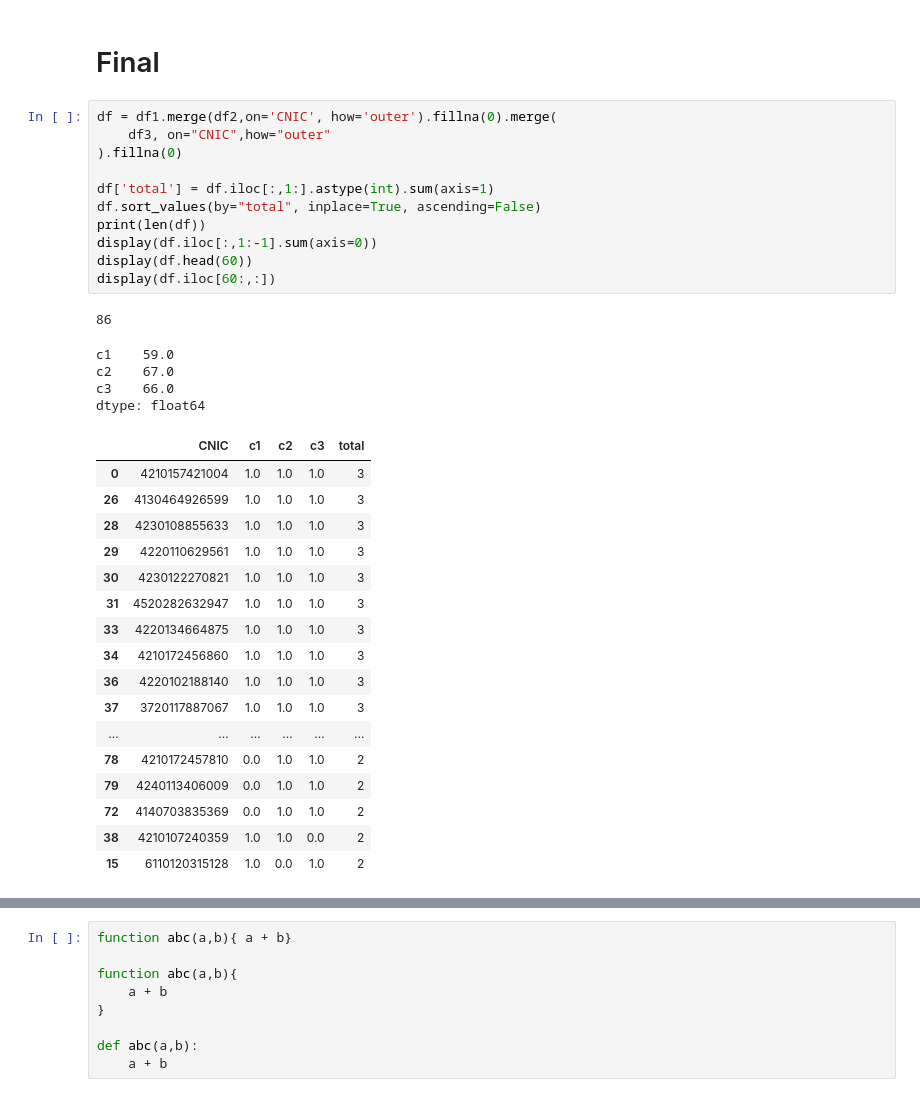
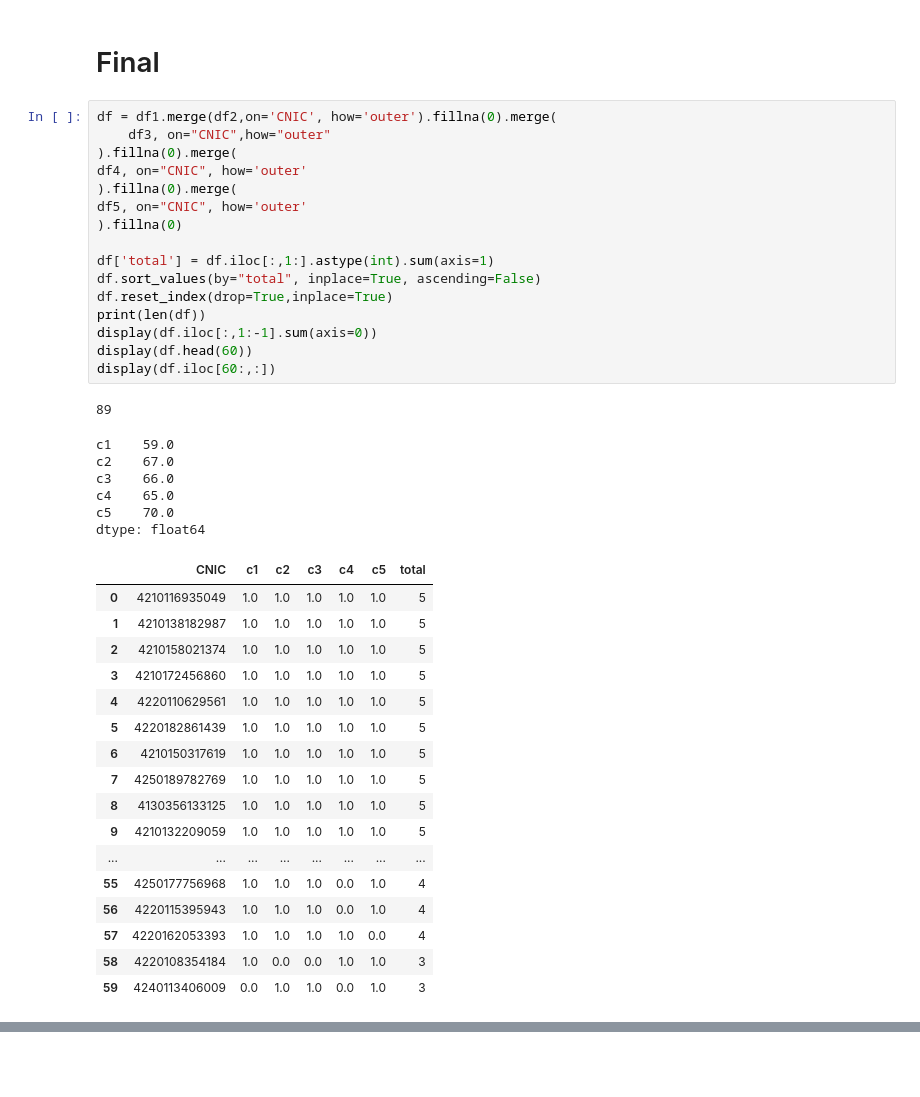
Before and after one commit to EnggQasim/NED-batch4-Python, a Jupyter notebook: attendance.ipynb, the cells around one changed output, grey strips where cells are left out. Cells and saved outputs as stored; diff of their text form; blank space fills up the shorter version.

```diff
--- a/attendance.ipynb
+++ b/attendance.ipynb
@@ -624,34 +1117,41 @@ df3.head()
 # %%
 df = df1.merge(df2,on='CNIC', how='outer').fillna(0).merge(
     df3, on="CNIC",how="outer"
+).fillna(0).merge(
+df4, on="CNIC", how='outer'
+).fillna(0).merge(
+df5, on="CNIC", how='outer'
 ).fillna(0)
 
 df['total'] = df.iloc[:,1:].astype(int).sum(axis=1)
 df.sort_values(by="total", inplace=True, ascending=False)
+df.reset_index(drop=True,inplace=True)
 print(len(df))
 display(df.iloc[:,1:-1].sum(axis=0))
 display(df.head(60))
 display(df.iloc[60:,:])
 # %% [output]
-86
+89
 c1    59.0
 c2    67.0
 c3    66.0
+c4    65.0
+c5    70.0
 dtype: float64
-|  | CNIC | c1 | c2 | c3 | total |
-| 0 | 4210157421004 | 1.0 | 1.0 | 1.0 | 3 |
-| 26 | 4130464926599 | 1.0 | 1.0 | 1.0 | 3 |
-| 28 | 4230108855633 | 1.0 | 1.0 | 1.0 | 3 |
-| 29 | 4220110629561 | 1.0 | 1.0 | 1.0 | 3 |
-| 30 | 4230122270821 | 1.0 | 1.0 | 1.0 | 3 |
-| 31 | 4520282632947 | 1.0 | 1.0 | 1.0 | 3 |
-| 33 | 4220134664875 | 1.0 | 1.0 | 1.0 | 3 |
-| 34 | 4210172456860 | 1.0 | 1.0 | 1.0 | 3 |
-| 36 | 4220102188140 | 1.0 | 1.0 | 1.0 | 3 |
-| 37 | 3720117887067 | 1.0 | 1.0 | 1.0 | 3 |
-| ... | ... | ... | ... | ... | ... |
-| 78 | 4210172457810 | 0.0 | 1.0 | 1.0 | 2 |
-| 79 | 4240113406009 | 0.0 | 1.0 | 1.0 | 2 |
-| 72 | 4140703835369 | 0.0 | 1.0 | 1.0 | 2 |
-| 38 | 4210107240359 | 1.0 | 1.0 | 0.0 | 2 |
-| 15 | 6110120315128 | 1.0 | 0.0 | 1.0 | 2 |
+|  | CNIC | c1 | c2 | c3 | c4 | c5 | total |
+| 0 | 4210116935049 | 1.0 | 1.0 | 1.0 | 1.0 | 1.0 | 5 |
+| 1 | 4210138182987 | 1.0 | 1.0 | 1.0 | 1.0 | 1.0 | 5 |
+| 2 | 4210158021374 | 1.0 | 1.0 | 1.0 | 1.0 | 1.0 | 5 |
+| 3 | 4210172456860 | 1.0 | 1.0 | 1.0 | 1.0 | 1.0 | 5 |
+| 4 | 4220110629561 | 1.0 | 1.0 | 1.0 | 1.0 | 1.0 | 5 |
+| 5 | 4220182861439 | 1.0 | 1.0 | 1.0 | 1.0 | 1.0 | 5 |
+| 6 | 4210150317619 | 1.0 | 1.0 | 1.0 | 1.0 | 1.0 | 5 |
+| 7 | 4250189782769 | 1.0 | 1.0 | 1.0 | 1.0 | 1.0 | 5 |
+| 8 | 4130356133125 | 1.0 | 1.0 | 1.0 | 1.0 | 1.0 | 5 |
+| 9 | 4210132209059 | 1.0 | 1.0 | 1.0 | 1.0 | 1.0 | 5 |
+| ... | ... | ... | ... | ... | ... | ... | ... |
+| 55 | 4250177756968 | 1.0 | 1.0 | 1.0 | 0.0 | 1.0 | 4 |
+| 56 | 4220115395943 | 1.0 | 1.0 | 1.0 | 0.0 | 1.0 | 4 |
+| 57 | 4220162053393 | 1.0 | 1.0 | 1.0 | 1.0 | 0.0 | 4 |
+| 58 | 4220108354184 | 1.0 | 0.0 | 0.0 | 1.0 | 1.0 | 3 |
+| 59 | 4240113406009 | 0.0 | 1.0 | 1.0 | 0.0 | 1.0 | 3 |
@@ -675,9 +1174,0 @@ dtype: float64
-# %%
-function abc(a,b){ a + b}
-
-function abc(a,b){
-    a + b
-}
-
-def abc(a,b):
-    a + b
```
Also changed, not shown: parts of 6 cells of this notebook.
